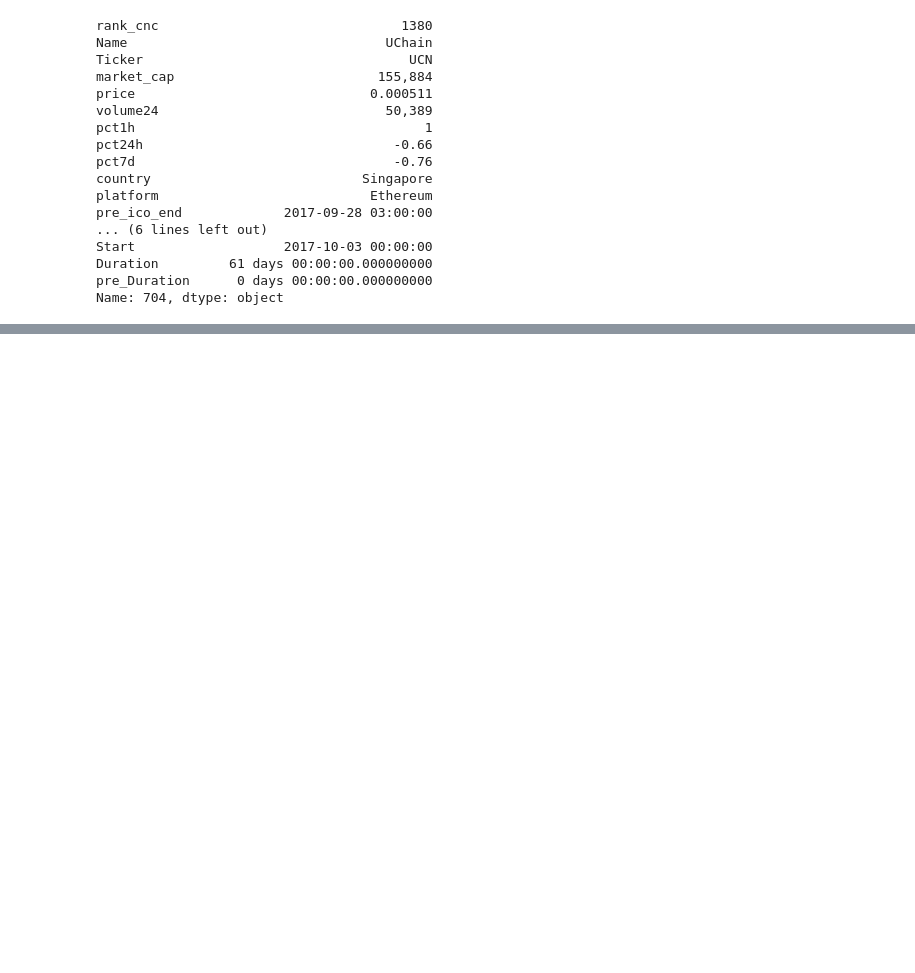
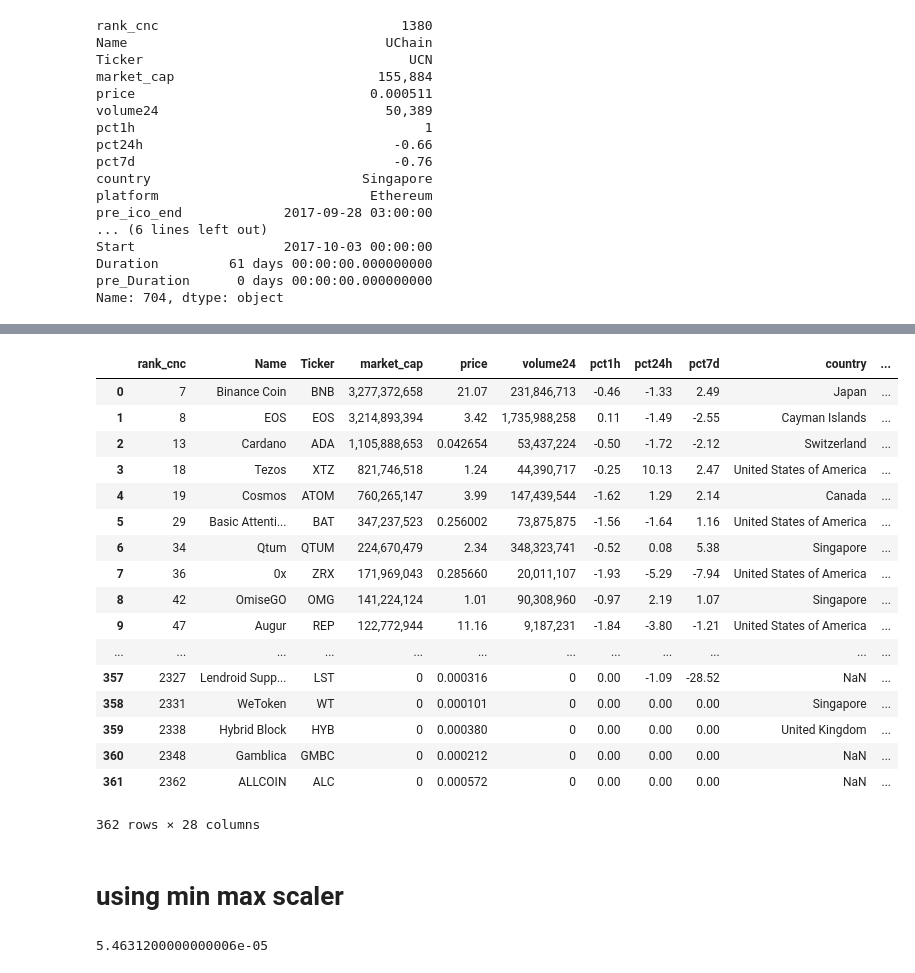
Before and after one commit to eccadena/ICO_Viability_Index, a Jupyter notebook: notebooks/libs/Eric/ready/sentiment_cmc_track_merge.ipynb, the cells around one changed output, grey strips where cells are left out. Saved outputs shown, nothing was run; the diff lists cells and outputs as text; code cells hidden in the pictures; blank space fills up the shorter version.

Commit message:
regular update. working on custom success indicator

```diff
--- a/notebooks/libs/Eric/ready/sentiment_cmc_track_merge.ipynb
+++ b/notebooks/libs/Eric/ready/sentiment_cmc_track_merge.ipynb
@@ -41,3 +70,5 @@ merged_inner.head()
+# %%
+merged_inner.drop(columns = ['index'], inplace = True)
 # %%
 merged_inner.shape
 # %% [output]
@@ -45,5 +75,0 @@ merged_inner.shape
-# %%
-def custom_index_success(df):
-    for index, row in df.iterrows():
-#         longevity = ''' want to subtract ico_end from datetimenow'''
-#         current_price = df['']
@@ -81,0 +93,42 @@ def check_what_matches(df1,df2):
+# %%
+merged_inner['Longevity'] = 0
+merged_inner['custom_index'] = 0
+# %%
+def custom_index_success(df):
+
+    for i in range(len(df)) :
+        # get the longevity of the ICO
+        longevity = datetime.datetime.now() - datetime.datetime.strptime(df.loc[i, "End"][:10], '%Y-%m-%d')
+        # return to a column for df
+        df.loc[i, "Longevity"] = longevity
+        # get current price of df, remove commas
+        current_price = df.loc[i, "price"].replace(',', '')
+        # create custom index
+        custom = float(current_price) / (1/(float(str(longevity)[:4])))
+        # retrun to df
+        df.loc[i, "custom_index"] = custom
+    return df
+# %%
+merged_df = custom_index_success(merged_inner)
+merged_df
+# %% [output]
+|  | rank_cnc | Name | Ticker | market_cap | price | volume24 | pct1h | pct24h | pct7d | country | ... |
+| 0 | 7 | Binance Coin | BNB | 3,277,372,658 | 21.07 | 231,846,713 | -0.46 | -1.33 | 2.49 | Japan | ... |
+| 1 | 8 | EOS | EOS | 3,214,893,394 | 3.42 | 1,735,988,258 | 0.11 | -1.49 | -2.55 | Cayman Islands | ... |
+| 2 | 13 | Cardano | ADA | 1,105,888,653 | 0.042654 | 53,437,224 | -0.50 | -1.72 | -2.12 | Switzerland | ... |
+| 3 | 18 | Tezos | XTZ | 821,746,518 | 1.24 | 44,390,717 | -0.25 | 10.13 | 2.47 | United States of America | ... |
+| 4 | 19 | Cosmos | ATOM | 760,265,147 | 3.99 | 147,439,544 | -1.62 | 1.29 | 2.14 | Canada | ... |
+| 5 | 29 | Basic Attenti... | BAT | 347,237,523 | 0.256002 | 73,875,875 | -1.56 | -1.64 | 1.16 | United States of America | ... |
+| 6 | 34 | Qtum | QTUM | 224,670,479 | 2.34 | 348,323,741 | -0.52 | 0.08 | 5.38 | Singapore | ... |
+| 7 | 36 | 0x | ZRX | 171,969,043 | 0.285660 | 20,011,107 | -1.93 | -5.29 | -7.94 | United States of America | ... |
+| 8 | 42 | OmiseGO | OMG | 141,224,124 | 1.01 | 90,308,960 | -0.97 | 2.19 | 1.07 | Singapore | ... |
+| 9 | 47 | Augur | REP | 122,772,944 | 11.16 | 9,187,231 | -1.84 | -3.80 | -1.21 | United States of America | ... |
+| ... | ... | ... | ... | ... | ... | ... | ... | ... | ... | ... | ... |
+| 357 | 2327 | Lendroid Supp... | LST | 0 | 0.000316 | 0 | 0.00 | -1.09 | -28.52 | NaN | ... |
+| 358 | 2331 | WeToken | WT | 0 | 0.000101 | 0 | 0.00 | 0.00 | 0.00 | Singapore | ... |
+| 359 | 2338 | Hybrid Block | HYB | 0 | 0.000380 | 0 | 0.00 | 0.00 | 0.00 | United Kingdom | ... |
+| 360 | 2348 | Gamblica | GMBC | 0 | 0.000212 | 0 | 0.00 | 0.00 | 0.00 | NaN | ... |
+| 361 | 2362 | ALLCOIN | ALC | 0 | 0.000572 | 0 | 0.00 | 0.00 | 0.00 | NaN | ... |
+362 rows × 28 columns
+# %% [markdown]
+# using min max scaler
@@ -81,0 +138,4 @@ def check_what_matches(df1,df2):
+# %%
+merged_df['custom_index'].min()
+# %% [output]
+5.4631200000000006e-05
```
Also changed, not shown: parts of 17 cells of this notebook.
